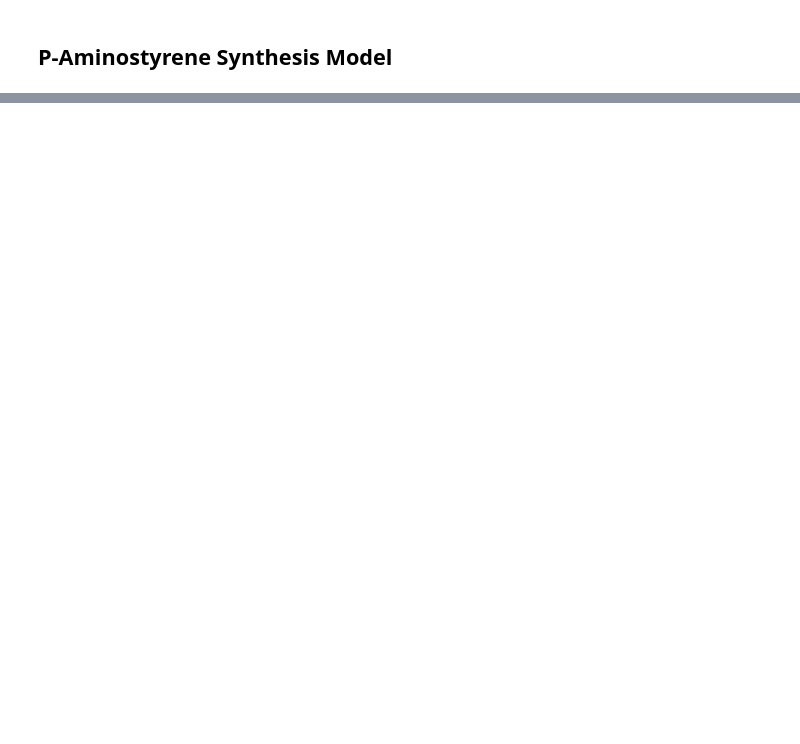
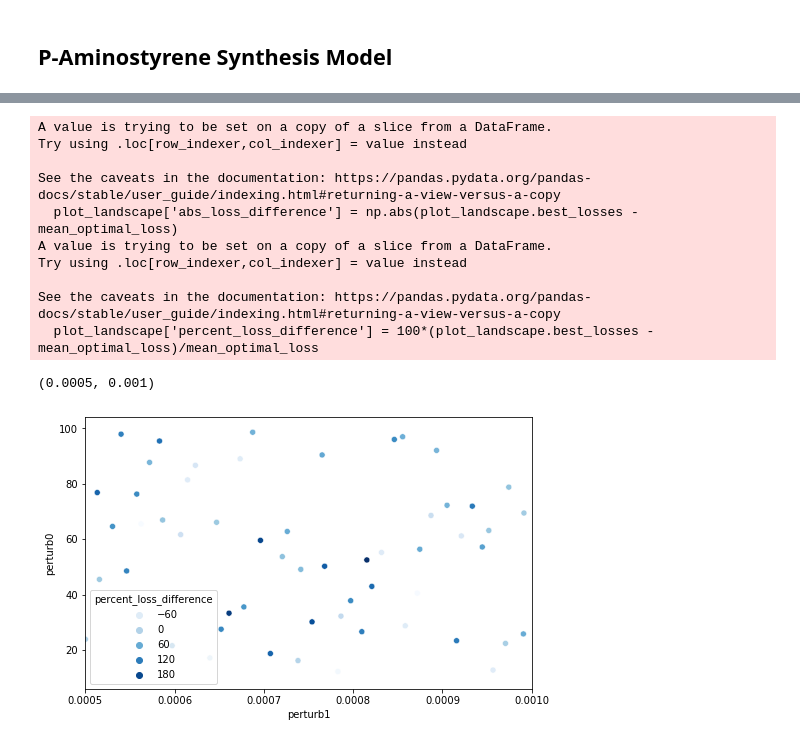
Before and after one commit to cjmerzbacher/bayesopt-dynamic-pathways, a Jupyter notebook: p_aminostyrene/p_aminostyrene.ipynb, the cells around one changed output, grey strips where cells are left out. Drawn from its saved outputs; the diff is of its cells as text; code cells hidden in the pictures; blank space fills up the shorter version.

```diff
--- a/p_aminostyrene/p_aminostyrene.ipynb
+++ b/p_aminostyrene/p_aminostyrene.ipynb
@@ -302,0 +309,15 @@ fig.savefig('sample_results.png', dpi=300)
+# %%
+###Chemical robustness experiments
+global perturbs
+max_iters = 1000
+total_landscape = pd.DataFrame()
+total_perturbs = lhs(2, samples=100)
+total_perturbs = total_perturbs*([1E-3 - 1E-4, 1E2 - 1E1]) + [1E-4, 1E1]
+
+for p in total_perturbs:
+    perturbs = p
+    landscape, best = run_hyperopt(max_iters)
+    landscape.to_csv('chemical_robustness.csv', mode='a', header=False)
+    total_landscape = pd.concat([total_landscape, landscape])
+
+total_landscape.to_csv('chemical_robustness_backup.csv')
@@ -302,0 +375,12 @@ fig.savefig('sample_results.png', dpi=300)
+# %%
+##Assess background by running 100x
+global perturbs
+max_iters = 1000
+total_background = pd.DataFrame()
+perturbs = [1., 1.]
+for i in range(100):
+    background, best = run_hyperopt(max_iters)
+    background.to_csv('background.csv', mode='a', header=False)
+    total_background = pd.concat([total_background, background])
+
+total_background.to_csv('background_total.csv')
@@ -302,0 +413,23 @@ fig.savefig('sample_results.png', dpi=300)
+# %%
+###FIGURE: Chemical robustness
+mean_optimal_loss = total_background.loc[total_background.index == 999].best_losses.mean()
+plot_landscape = new_total_landscape.loc[new_total_landscape.index==999]
+plot_landscape['abs_loss_difference'] = np.abs(plot_landscape.best_losses - mean_optimal_loss)
+plot_landscape['percent_loss_difference'] = 100*(plot_landscape.best_losses - mean_optimal_loss)/mean_optimal_loss
+
+fig, ax = plt.subplots(1,1,figsize=(8, 5))
+sns.scatterplot(data=plot_landscape, x='perturb1', y='perturb0', hue='percent_loss_difference', ax=ax, palette='Blues')
+ax.set_xlim([5E-4, 10E-4])
+# %% [output]
+A value is trying to be set on a copy of a slice from a DataFrame.
+Try using .loc[row_indexer,col_indexer] = value instead
+
+See the caveats in the documentation: https://pandas.pydata.org/pandas-docs/stable/user_guide/indexing.html#returning-a-view-versus-a-copy
+  plot_landscape['abs_loss_difference'] = np.abs(plot_landscape.best_losses - mean_optimal_loss)
+A value is trying to be set on a copy of a slice from a DataFrame.
+Try using .loc[row_indexer,col_indexer] = value instead
+
+See the caveats in the documentation: https://pandas.pydata.org/pandas-docs/stable/user_guide/indexing.html#returning-a-view-versus-a-copy
+  plot_landscape['percent_loss_difference'] = 100*(plot_landscape.best_losses - mean_optimal_loss)/mean_optimal_loss
+(0.0005, 0.001)
+[figure, added]
```
Also changed, not shown: parts of 11 cells of this notebook, 15 other files.
